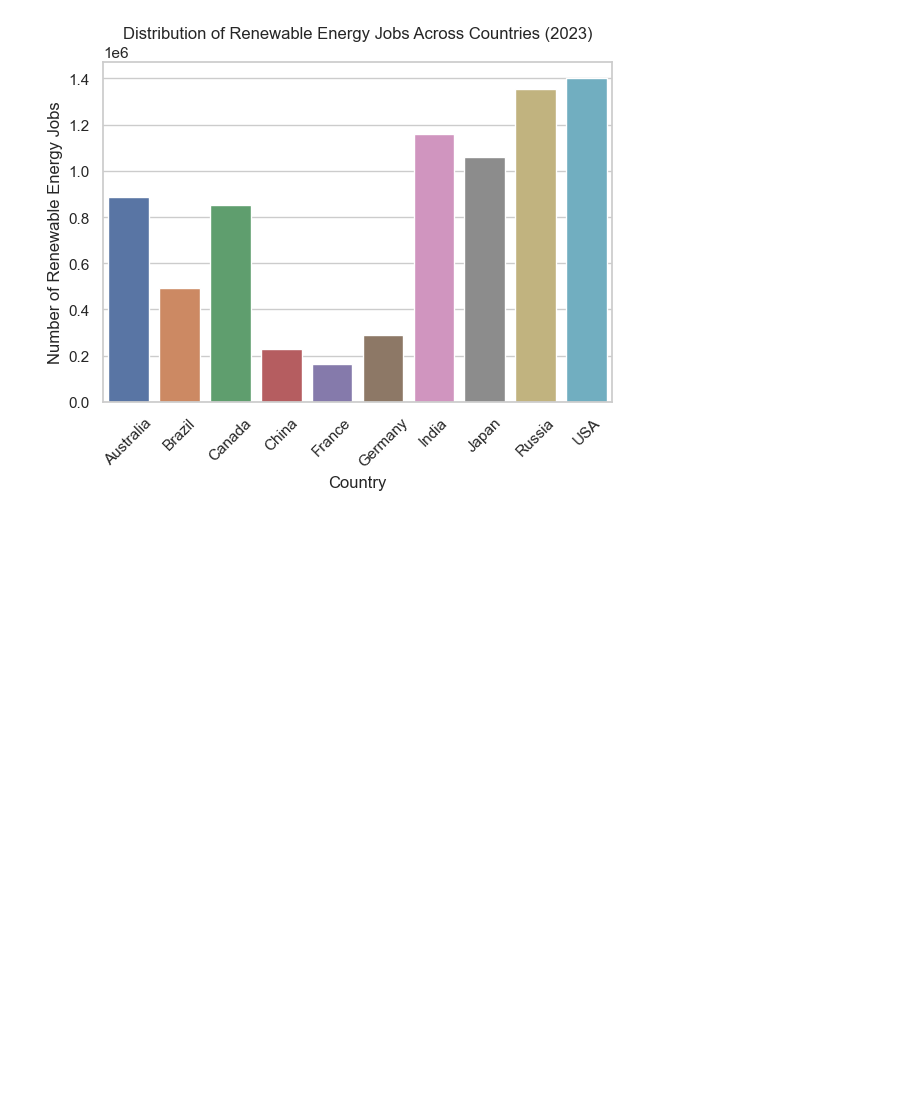
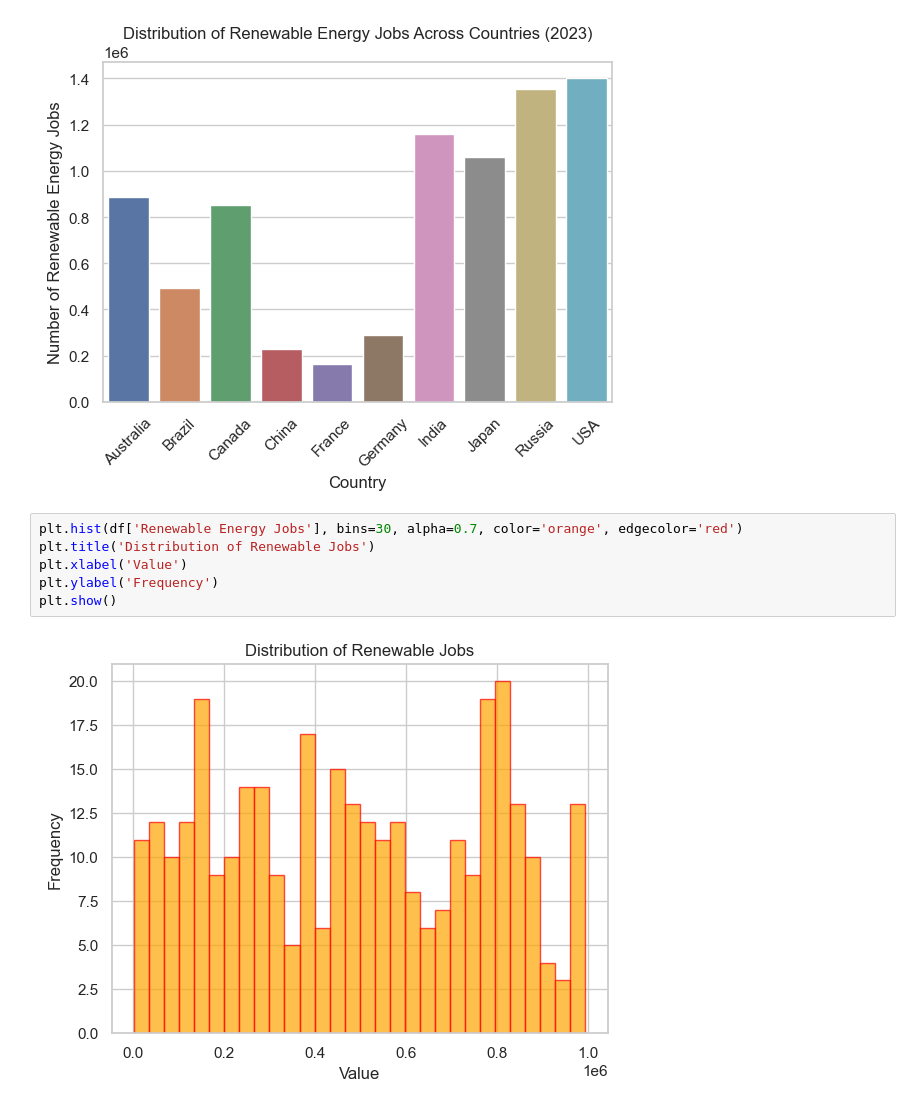
Before and after one commit to arnelimperial/greenergy, a Jupyter notebook: eda1.ipynb, the cells around one changed output. Saved outputs shown, nothing was run; the diff lists cells and outputs as text; blank space fills up the shorter version.

```diff
--- a/eda1.ipynb
+++ b/eda1.ipynb
@@ -351,3 +351,11 @@ plt.tight_layout()
 plt.show()
 # %% [output]
 [figure]
+# %%
+plt.hist(df['Renewable Energy Jobs'], bins=30, alpha=0.7, color='orange', edgecolor='red')
+plt.title('Distribution of Renewable Jobs')
+plt.xlabel('Value')
+plt.ylabel('Frequency')
+plt.show()
+# %% [output]
+[figure, added]
```
Also changed, not shown: parts of 1 cell of this notebook, 3 other files.
